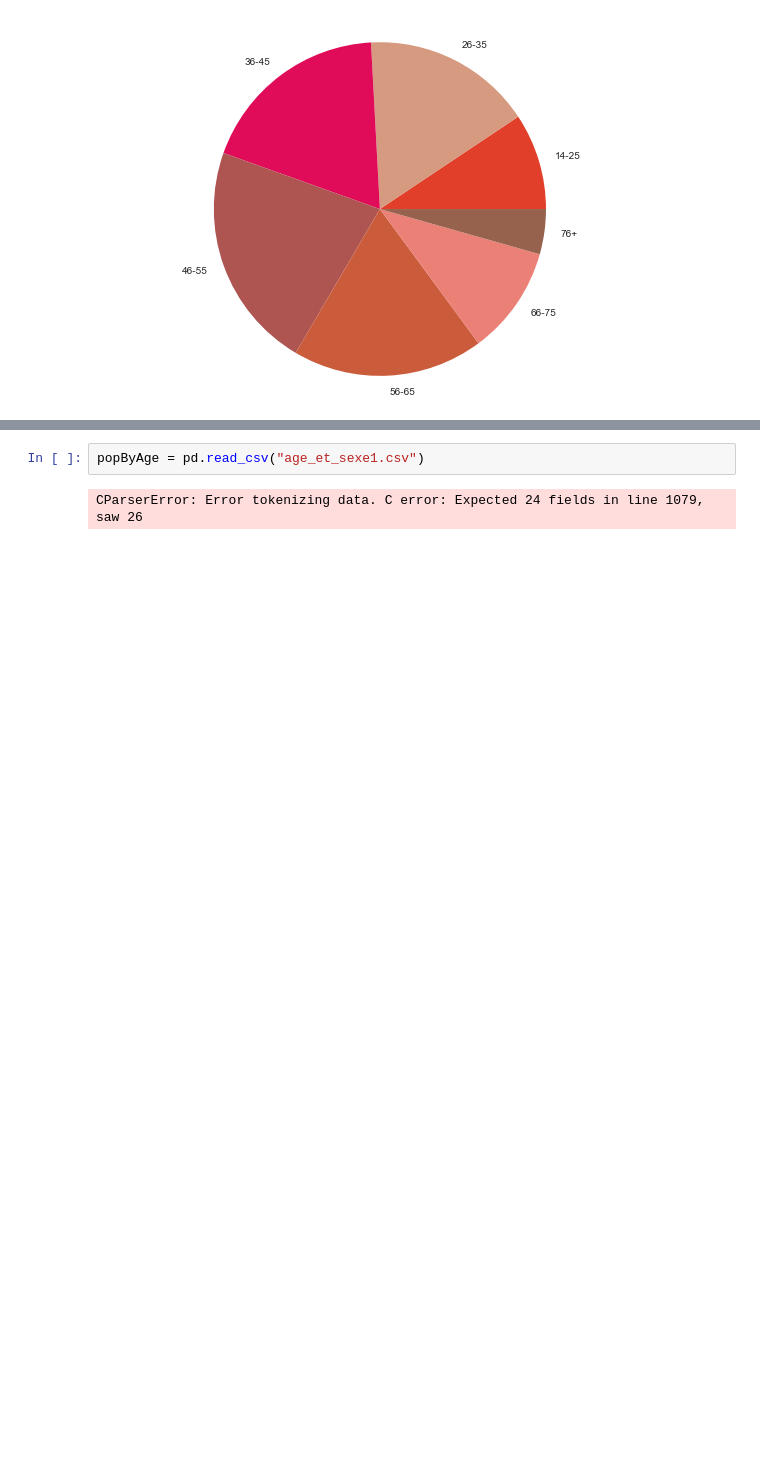
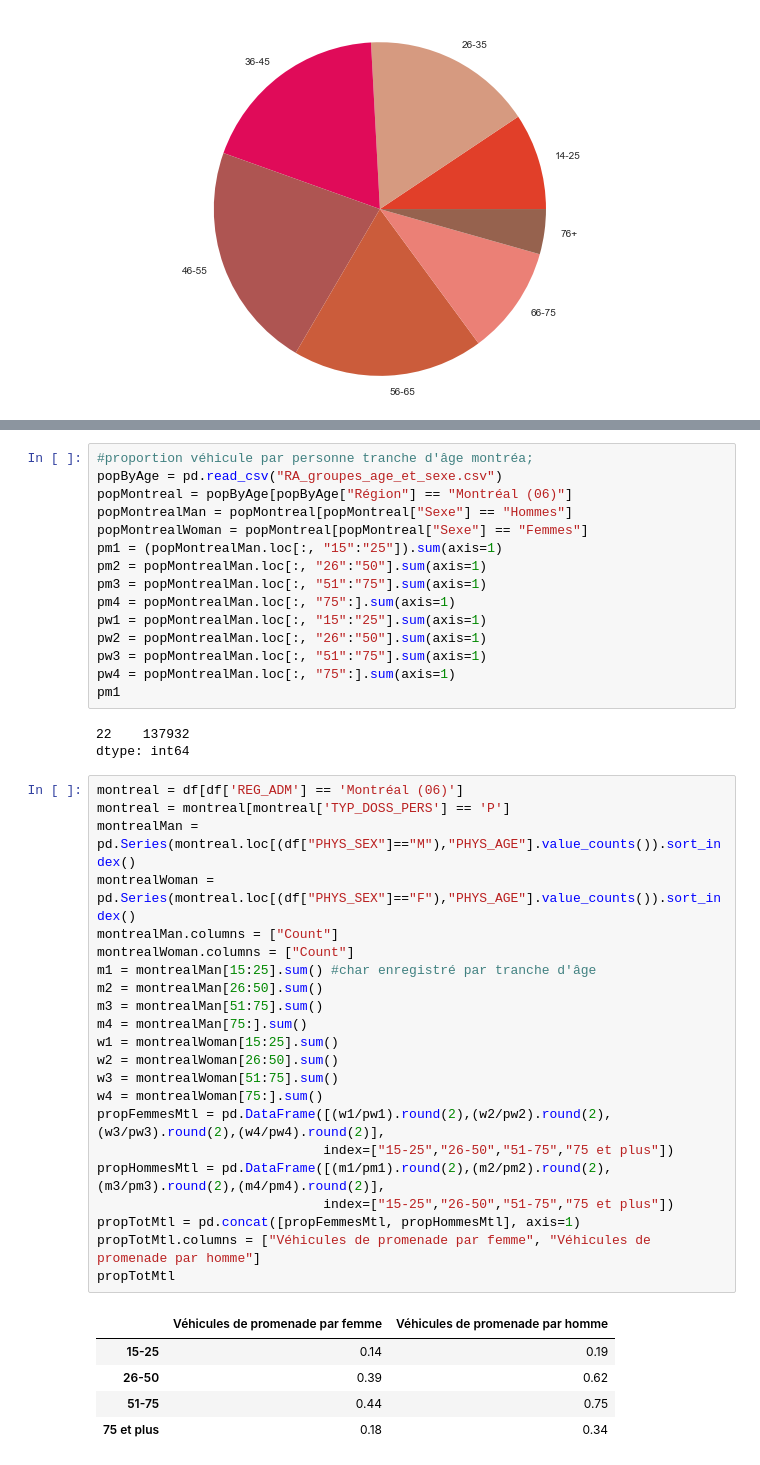
Before and after one commit to Whippsie/Hackaton2017Datascape, a Jupyter notebook: hack.ipynb, the cells around one changed output, grey strips where cells are left out. Drawn from its saved outputs; the diff is of its cells as text; blank space fills up the shorter version.

```diff
--- a/hack.ipynb
+++ b/hack.ipynb
@@ -347,7 +338,49 @@ ratio.ix[:,["Pop.", "Véhicules de promenades par p.", "Véhicules de promenades
 | Nord-du-Québec (10) | 33173 | 0.64 | 0.64 | 0.79 |
 | Outaouais (07) | 324790 | 0.84 | 0.84 | 0.93 |
 | Saguenay–Lac-Saint-Jean (02) | 236959 | 1.08 | 1.08 | 1.22 |
-# %%
-popByAge = pd.read_csv("age_et_sexe1.csv")
-# %% [output]
-CParserError: Error tokenizing data. C error: Expected 24 fields in line 1079, saw 26
+# %%
+#proportion véhicule par personne tranche d'âge montréa;
+popByAge = pd.read_csv("RA_groupes_age_et_sexe.csv")
+popMontreal = popByAge[popByAge["Région"] == "Montréal (06)"]
+popMontrealMan = popMontreal[popMontreal["Sexe"] == "Hommes"]
+popMontrealWoman = popMontreal[popMontreal["Sexe"] == "Femmes"]
+pm1 = (popMontrealMan.loc[:, "15":"25"]).sum(axis=1)
+pm2 = popMontrealMan.loc[:, "26":"50"].sum(axis=1)
+pm3 = popMontrealMan.loc[:, "51":"75"].sum(axis=1)
+pm4 = popMontrealMan.loc[:, "75":].sum(axis=1)
+pw1 = popMontrealMan.loc[:, "15":"25"].sum(axis=1)
+pw2 = popMontrealMan.loc[:, "26":"50"].sum(axis=1)
+pw3 = popMontrealMan.loc[:, "51":"75"].sum(axis=1)
+pw4 = popMontrealMan.loc[:, "75":].sum(axis=1)
+pm1
+# %% [output]
+22    137932
+dtype: int64
+# %%
+montreal = df[df['REG_ADM'] == 'Montréal (06)']
+montreal = montreal[montreal['TYP_DOSS_PERS'] == 'P']
+montrealMan = pd.Series(montreal.loc[(df["PHYS_SEX"]=="M"),"PHYS_AGE"].value_counts()).sort_index()
+montrealWoman = pd.Series(montreal.loc[(df["PHYS_SEX"]=="F"),"PHYS_AGE"].value_counts()).sort_index()
+montrealMan.columns = ["Count"]
+montrealWoman.columns = ["Count"]
+m1 = montrealMan[15:25].sum() #char enregistré par tranche d'âge
+m2 = montrealMan[26:50].sum()
+m3 = montrealMan[51:75].sum()
+m4 = montrealMan[75:].sum()
+w1 = montrealWoman[15:25].sum()
+w2 = montrealWoman[26:50].sum()
+w3 = montrealWoman[51:75].sum()
+w4 = montrealWoman[75:].sum()
+propFemmesMtl = pd.DataFrame([(w1/pw1).round(2),(w2/pw2).round(2),(w3/pw3).round(2),(w4/pw4).round(2)],
+                             index=["15-25","26-50","51-75","75 et plus"])
+propHommesMtl = pd.DataFrame([(m1/pm1).round(2),(m2/pm2).round(2),(m3/pm3).round(2),(m4/pm4).round(2)],
+                             index=["15-25","26-50","51-75","75 et plus"])
+propTotMtl = pd.concat([propFemmesMtl, propHommesMtl], axis=1)
+propTotMtl.columns = ["Véhicules de promenade par femme", "Véhicules de promenade par homme"]
+propTotMtl
+# %% [output]
+|  | Véhicules de promenade par femme | Véhicules de promenade par homme |
+| 15-25 | 0.14 | 0.19 |
+| 26-50 | 0.39 | 0.62 |
+| 51-75 | 0.44 | 0.75 |
+| 75 et plus | 0.18 | 0.34 |
```
Also changed, not shown: parts of 4 cells of this notebook.
